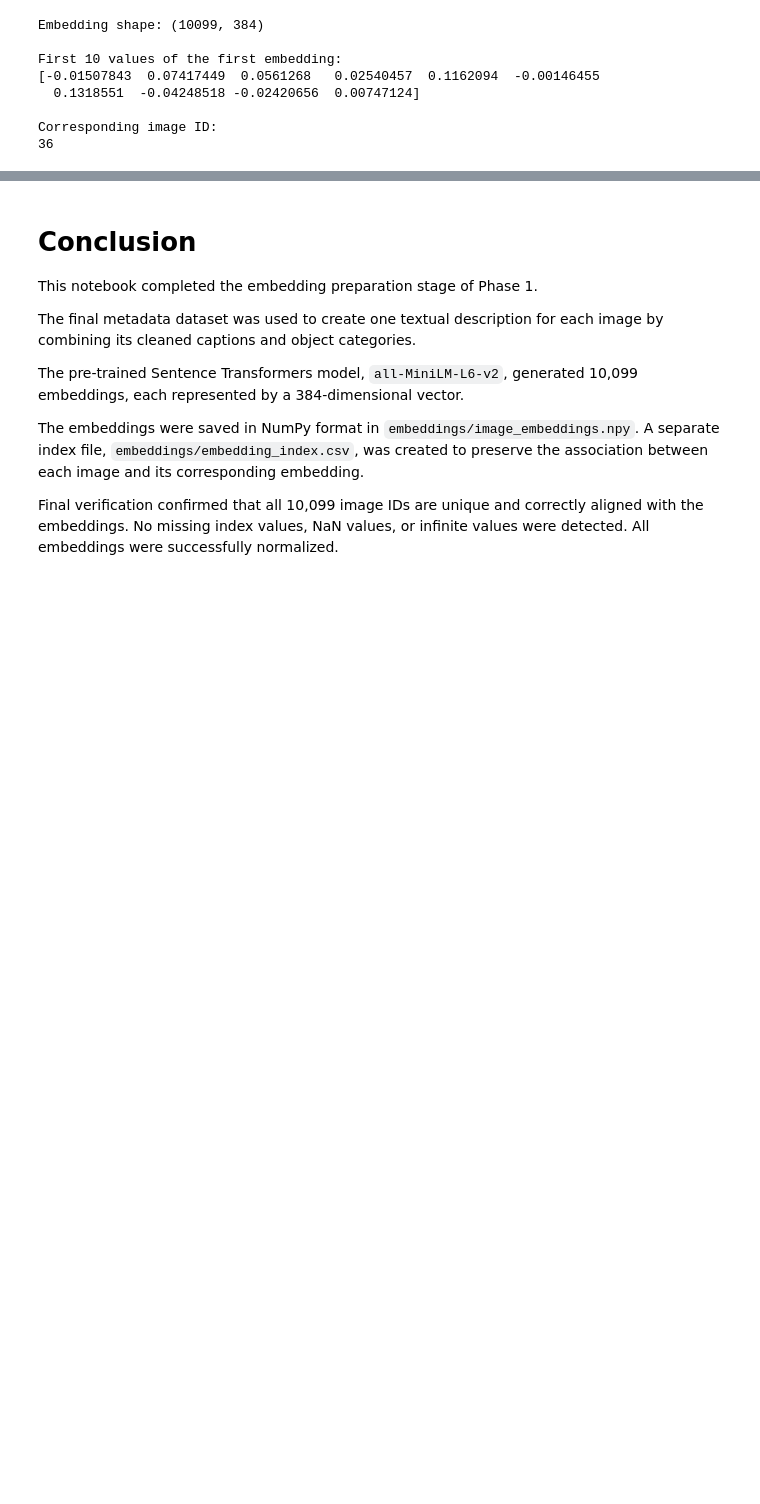
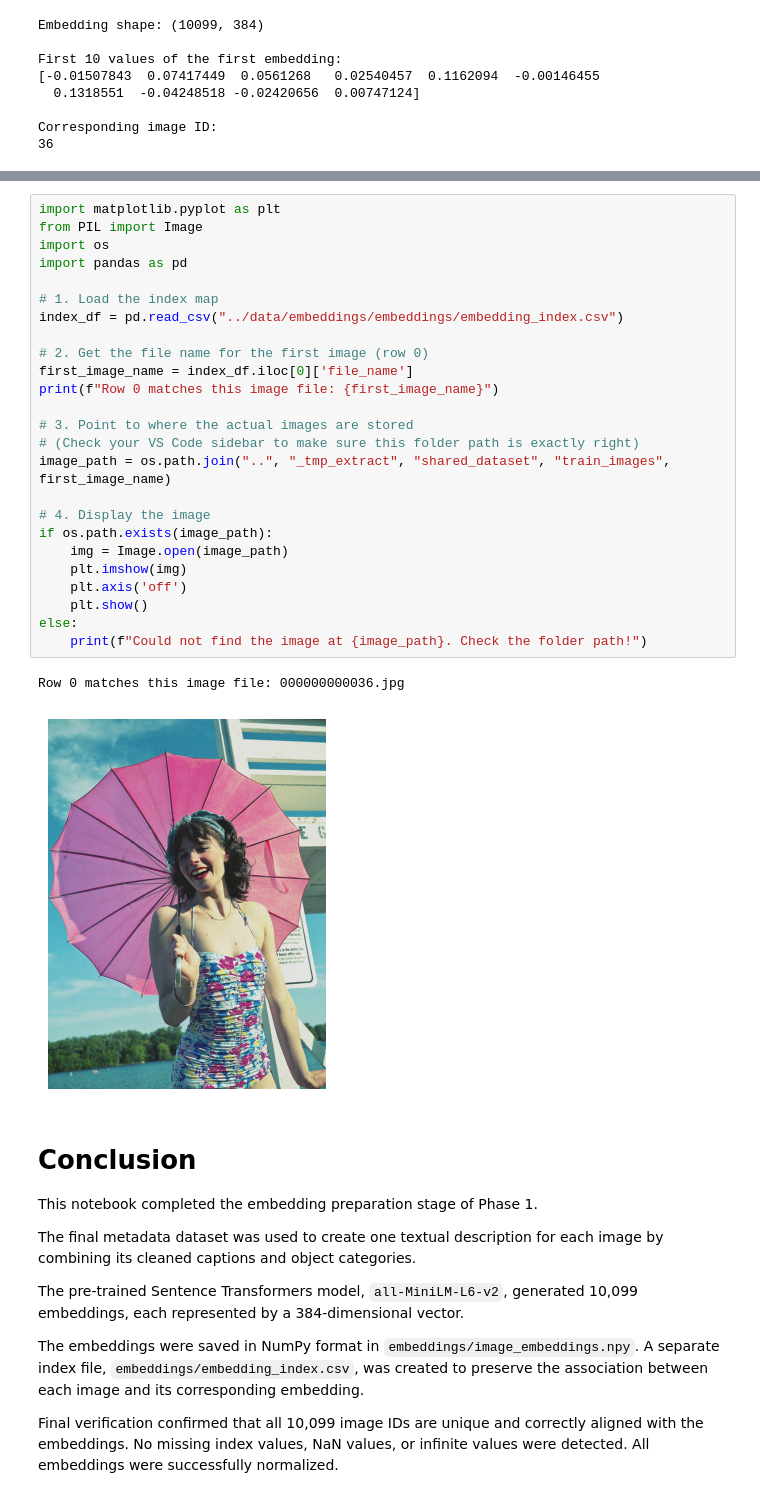
Before and after one commit to Leena-debug/coco-rag-g28, a Jupyter notebook: notebooks/05_embedding_preparation.ipynb, the cells around one changed output, grey strips where cells are left out. Saved outputs shown, nothing was run; the diff lists cells and outputs as text; blank space fills up the shorter version.

Commit message:
Add embedding loading code to notebook 05

```diff
--- a/notebooks/05_embedding_preparation.ipynb
+++ b/notebooks/05_embedding_preparation.ipynb
@@ -319,3 +344,31 @@ Corresponding image ID:
+# %%
+import matplotlib.pyplot as plt
+from PIL import Image
+import os
+import pandas as pd
+
+# 1. Load the index map
+index_df = pd.read_csv("../data/embeddings/embeddings/embedding_index.csv")
+
+# 2. Get the file name for the first image (row 0)
+first_image_name = index_df.iloc[0]['file_name']
+print(f"Row 0 matches this image file: {first_image_name}")
+
+# 3. Point to where the actual images are stored
+# (Check your VS Code sidebar to make sure this folder path is exactly right)
+image_path = os.path.join("..", "_tmp_extract", "shared_dataset", "train_images", first_image_name)
+
+# 4. Display the image
+if os.path.exists(image_path):
+    img = Image.open(image_path)
+    plt.imshow(img)
+    plt.axis('off')
+    plt.show()
+else:
+    print(f"Could not find the image at {image_path}. Check the folder path!")
+# %% [output]
+Row 0 matches this image file: 000000000036.jpg
+[figure, added]
 # %% [markdown]
 # Conclusion
 
```
Also changed, not shown: parts of 3 cells of this notebook.
